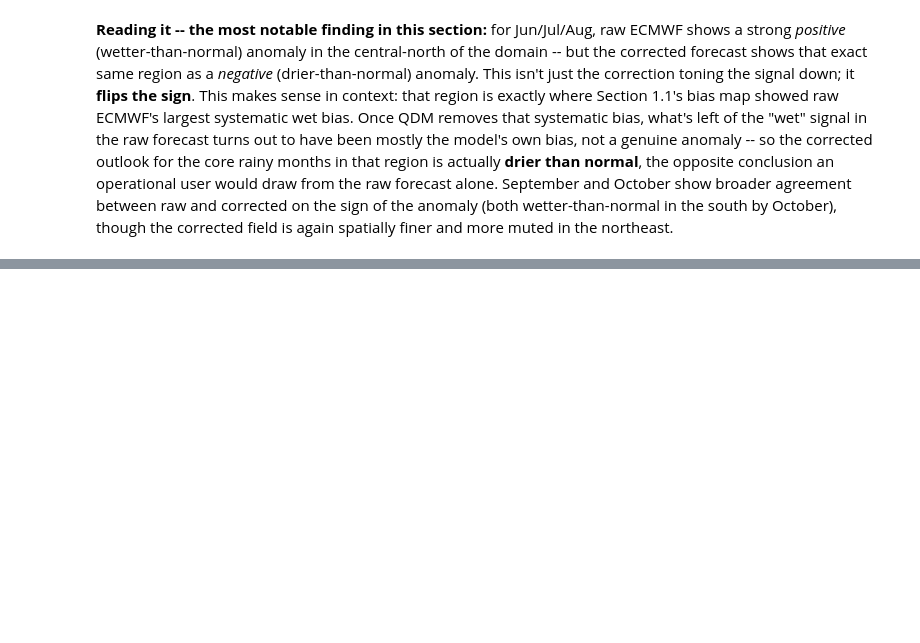
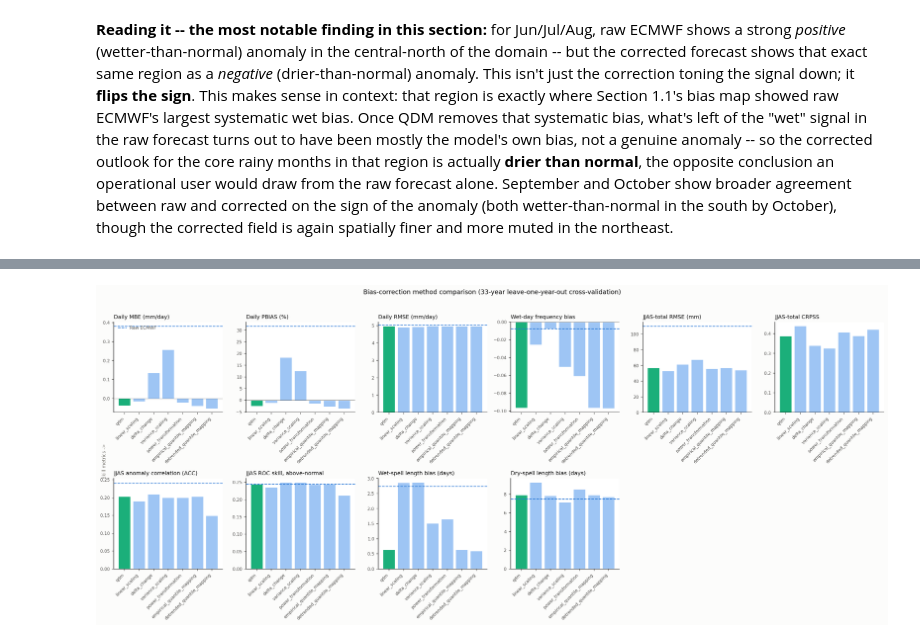
Before and after one commit to YonSci/sbc-qdm, a Jupyter notebook: notebooks/evaluation_report.ipynb, the cells around one changed output, grey strips where cells are left out. Drawn from its saved outputs; the diff is of its cells as text; code cells hidden in the pictures; blank space fills up the shorter version.

```diff
--- a/notebooks/evaluation_report.ipynb
+++ b/notebooks/evaluation_report.ipynb
@@ -776,0 +798,17 @@ more muted in the northeast.
+# %%
+from sbc_qdm.verify.compare import HEADLINE_METRICS, SKILL_METRICS, plot_method_comparison
+
+COMPARISON_DIR = OUTPUT_DIR / "method_comparison"
+summary = xr.open_dataset(COMPARISON_DIR / "comparison_summary.nc")
+
+plot_method_comparison(summary, COMPARISON_DIR / "comparison.png")
+show(COMPARISON_DIR / "comparison.png")
+
+methods = [m for m in summary["method"].values.tolist() if m != "raw"]
+rows = []
+for m in ["raw", *methods]:
+    row = summary.sel({"method": m})
+    rows.append({title: float(row[var]) for var, title in HEADLINE_METRICS + SKILL_METRICS} | {"method": m})
+pd.DataFrame(rows).set_index("method")
+# %% [output]
+[figure, added]
```
Also changed, not shown: parts of 10 cells of this notebook, 3 other files.
